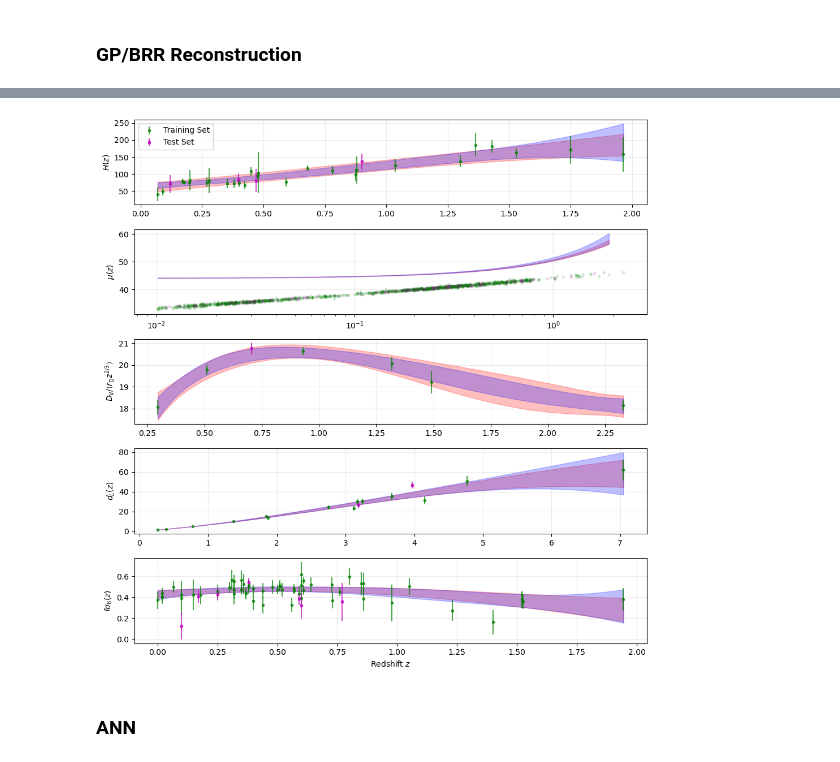
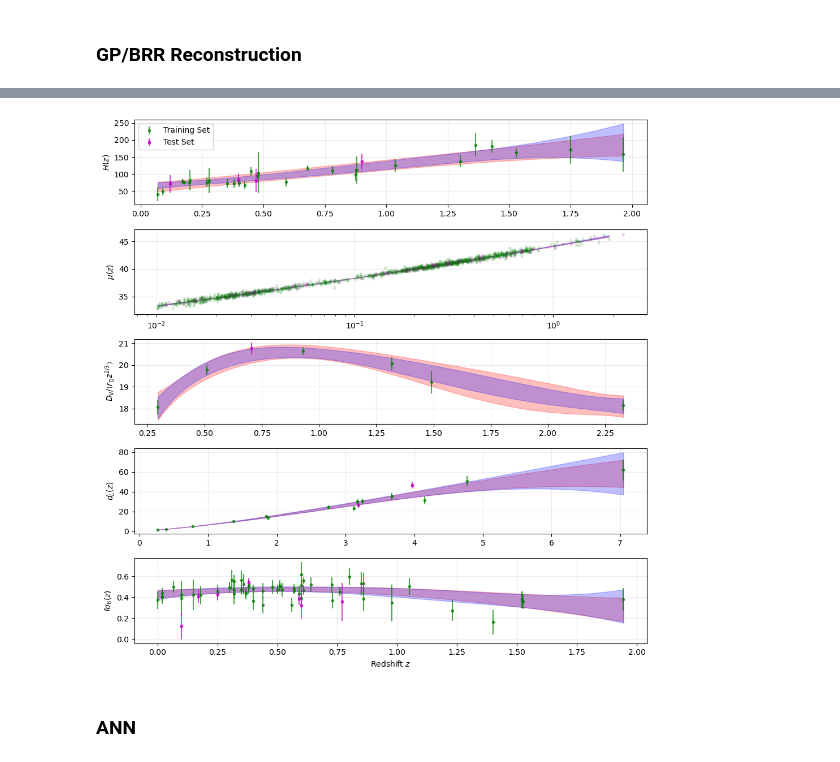
Before and after one commit to reggiebernardo/cosmo_learn, a Jupyter notebook: cosmo_tutorial.ipynb, the cells around one changed output, grey strips where cells are left out. Cells and saved outputs as stored; diff of their text form; code cells hidden in the pictures.

```diff
--- a/cosmo_tutorial.ipynb
+++ b/cosmo_tutorial.ipynb
@@ -139,43 +133,52 @@ Increase the number of iterations (max_iter) or scale the data as shown in:
 # %%
 fig, ax=my_cosmo_learn.show_mocks(show_input=False)
 n_sigma_rec=2
+n_recz=100
 for i, key in enumerate(my_cosmo_learn.mock_data.keys()):
     x_train=my_cosmo_learn.mock_data[key]['train']['x']
     if key=='SuperNovae':
-        x_rec=np.logspace(np.log10(min(x_train)), np.log10(max(x_train)), 100)
+        x_rec=np.linspace(np.log10(min(x_train)), np.log10(max(x_train)), n_recz)
     else:
-        x_rec=np.linspace(min(x_train), max(x_train), 100)
+        x_rec=np.linspace(min(x_train), max(x_train), n_recz)
 
     # gp reconstructions
     gp_cosmo=my_cosmo_learn.GP_dict[key]
     func_mean, func_err = gp_cosmo.predict(x_rec.reshape(-1, 1), return_std=True)
     color='red'
     if key!='BaryonAcousticOscillations':
-        ax[i].fill_between(x_rec, func_mean-n_sigma_rec*func_err, func_mean+n_sigma_rec*func_err, \
-                           facecolor=color, edgecolor=color, alpha=0.25)
+        if key != 'SuperNovae':
+            ax[i].fill_between(x_rec, func_mean-n_sigma_rec*func_err, func_mean+n_sigma_rec*func_err, \
+                               facecolor=color, edgecolor=color, alpha=0.25)
+        if key == 'SuperNovae':
+            ax[i].fill_between(10**x_rec, func_mean-n_sigma_rec*func_err, func_mean+n_sigma_rec*func_err, \
+                               facecolor=color, edgecolor=color, alpha=0.25)
     if key=='BaryonAcousticOscillations':
         ax[i].fill_between(x_rec, \
                            (func_mean-n_sigma_rec*func_err)/(x_rec**(2/3)), \
                            (func_mean+n_sigma_rec*func_err)/(x_rec**(2/3)), \
                            facecolor=color, edgecolor=color, alpha=0.25)
 
     # brr reconstructions
     brr_cosmo=my_cosmo_learn.BRR_dict[key]
     _, func_mean, func_var = brr_cosmo.predict(x_rec).values()
     func_err = np.sqrt(func_var)
     color='blue'
     if key!='BaryonAcousticOscillations':
-        ax[i].fill_between(x_rec, func_mean-n_sigma_rec*func_err, func_mean+n_sigma_rec*func_err, \
-                           facecolor=color, edgecolor=color, alpha=0.25)
+        if key != 'SuperNovae':
+            ax[i].fill_between(x_rec, func_mean-n_sigma_rec*func_err, func_mean+n_sigma_rec*func_err, \
+                               facecolor=color, edgecolor=color, alpha=0.25)
+        if key == 'SuperNovae':
+            ax[i].fill_between(10**x_rec, func_mean-n_sigma_rec*func_err, func_mean+n_sigma_rec*func_err, \
+                               facecolor=color, edgecolor=color, alpha=0.25)
     if key=='BaryonAcousticOscillations':
         ax[i].fill_between(x_rec, \
                            (func_mean-n_sigma_rec*func_err)/(x_rec**(2/3)), \
                            (func_mean+n_sigma_rec*func_err)/(x_rec**(2/3)), \
                            facecolor=color, edgecolor=color, alpha=0.25)
 
 [ax[i].grid(True, alpha=0.25) for i in range(len(my_cosmo_learn.mock_data.keys()))]
 ax[0].legend(loc='upper left', prop={'size': 10})
 fig.tight_layout()
 plt.show()
 # %% [output]
-[figure, old version]
+[figure, new version]
```
Also changed, not shown: parts of 7 cells of this notebook, 1 other file.
